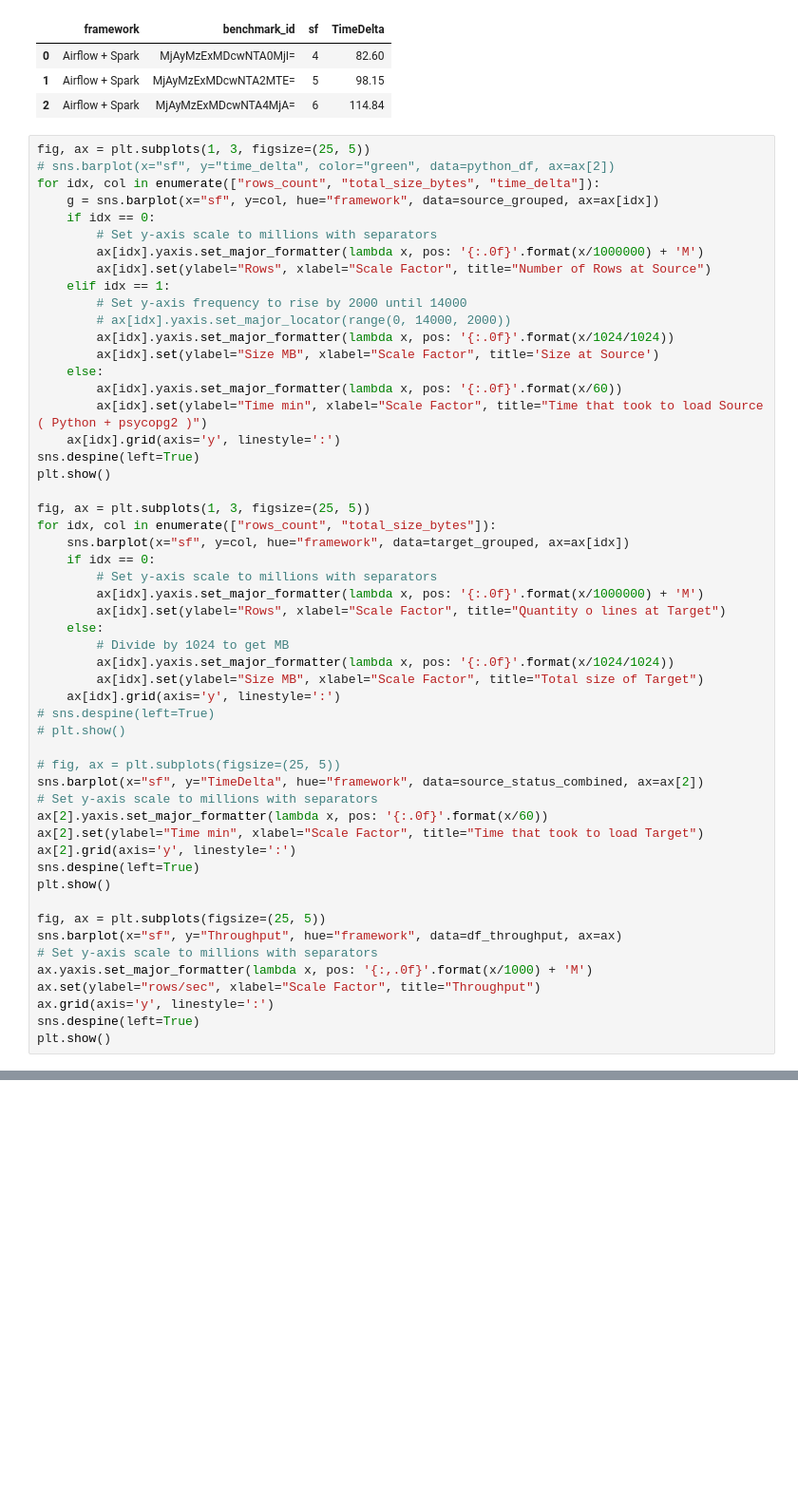
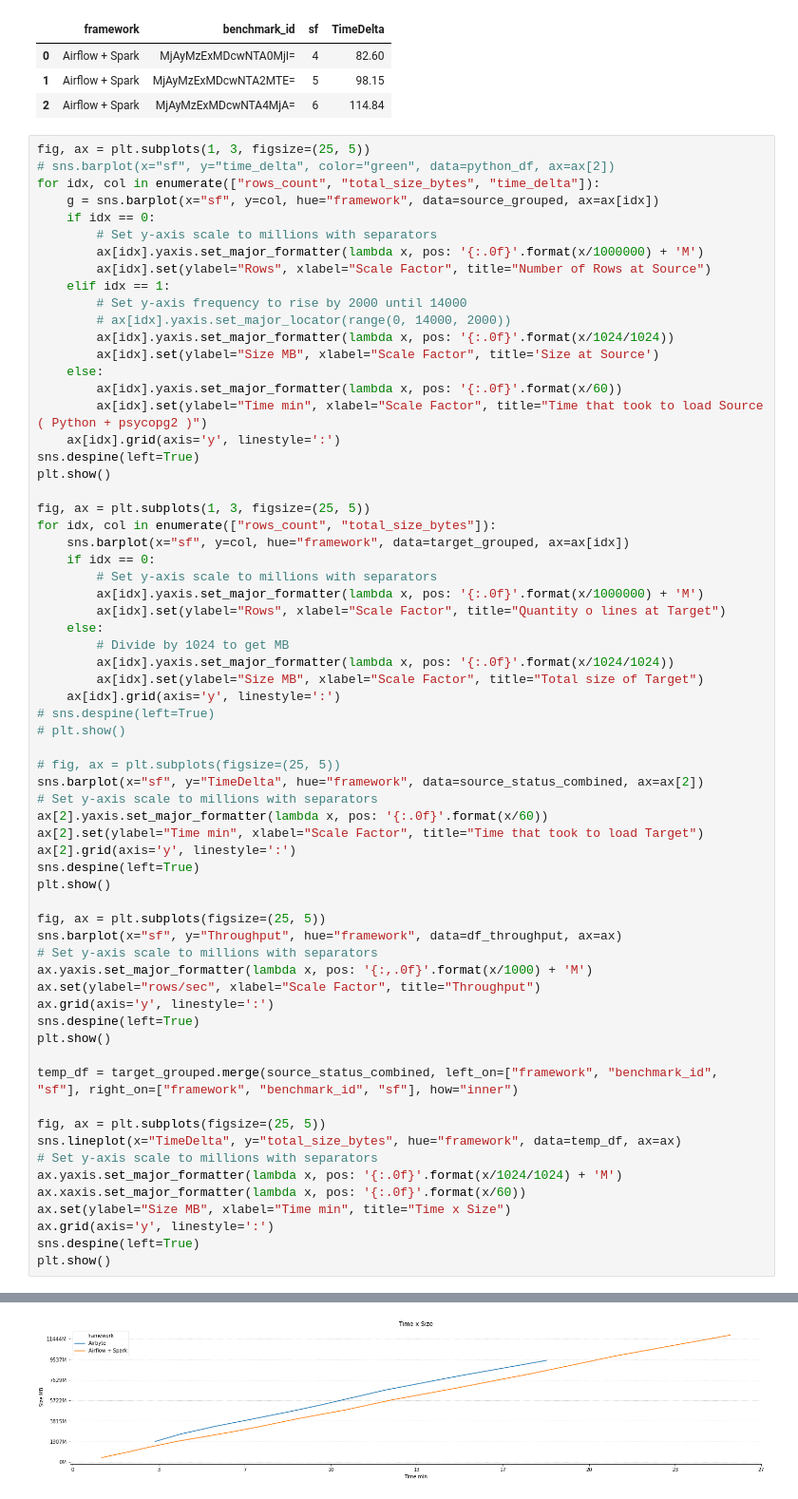
Before and after one commit to bombermal/TCC, a Jupyter notebook: Monitoring_VM/Retrieve/pre_analisys.ipynb, the cells around one changed output, grey strips where cells are left out. Shown: that part at 95% size. Drawn from its saved outputs; the diff is of its cells as text; blank space fills up the shorter version.

```diff
--- a/Monitoring_VM/Retrieve/pre_analisys.ipynb
+++ b/Monitoring_VM/Retrieve/pre_analisys.ipynb
@@ -145,30 +145,43 @@ for idx, col in enumerate(["rows_count", "total_size_bytes"]):
         ax[idx].set(ylabel="Rows", xlabel="Scale Factor", title="Quantity o lines at Target")
     else:
         # Divide by 1024 to get MB
         ax[idx].yaxis.set_major_formatter(lambda x, pos: '{:.0f}'.format(x/1024/1024))
         ax[idx].set(ylabel="Size MB", xlabel="Scale Factor", title="Total size of Target")
     ax[idx].grid(axis='y', linestyle=':')
 # sns.despine(left=True)
 # plt.show()
 
 # fig, ax = plt.subplots(figsize=(25, 5))
 sns.barplot(x="sf", y="TimeDelta", hue="framework", data=source_status_combined, ax=ax[2])
 # Set y-axis scale to millions with separators
 ax[2].yaxis.set_major_formatter(lambda x, pos: '{:.0f}'.format(x/60))
 ax[2].set(ylabel="Time min", xlabel="Scale Factor", title="Time that took to load Target")
 ax[2].grid(axis='y', linestyle=':')
 sns.despine(left=True)
 plt.show()
 
 fig, ax = plt.subplots(figsize=(25, 5))
 sns.barplot(x="sf", y="Throughput", hue="framework", data=df_throughput, ax=ax)
 # Set y-axis scale to millions with separators
 ax.yaxis.set_major_formatter(lambda x, pos: '{:,.0f}'.format(x/1000) + 'M')
 ax.set(ylabel="rows/sec", xlabel="Scale Factor", title="Throughput")
 ax.grid(axis='y', linestyle=':')
 sns.despine(left=True)
 plt.show()
+
+temp_df = target_grouped.merge(source_status_combined, left_on=["framework", "benchmark_id", "sf"], right_on=["framework", "benchmark_id", "sf"], how="inner")
+
+fig, ax = plt.subplots(figsize=(25, 5))
+sns.lineplot(x="TimeDelta", y="total_size_bytes", hue="framework", data=temp_df, ax=ax)
+# Set y-axis scale to millions with separators
+ax.yaxis.set_major_formatter(lambda x, pos: '{:.0f}'.format(x/1024/1024) + 'M')
+ax.xaxis.set_major_formatter(lambda x, pos: '{:.0f}'.format(x/60))
+ax.set(ylabel="Size MB", xlabel="Time min", title="Time x Size")
+ax.grid(axis='y', linestyle=':')
+sns.despine(left=True)
+plt.show()
 # %% [output]
 [figure]
 [figure]
 [figure]
+[figure, added]
```
Also changed, not shown: parts of 9 cells of this notebook.
